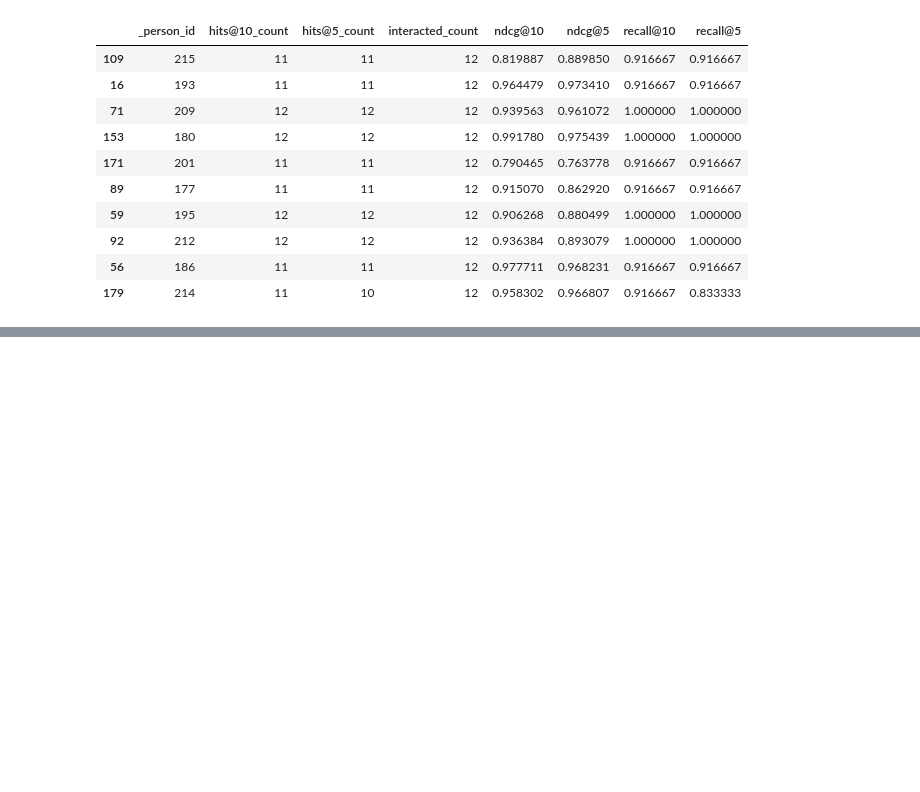
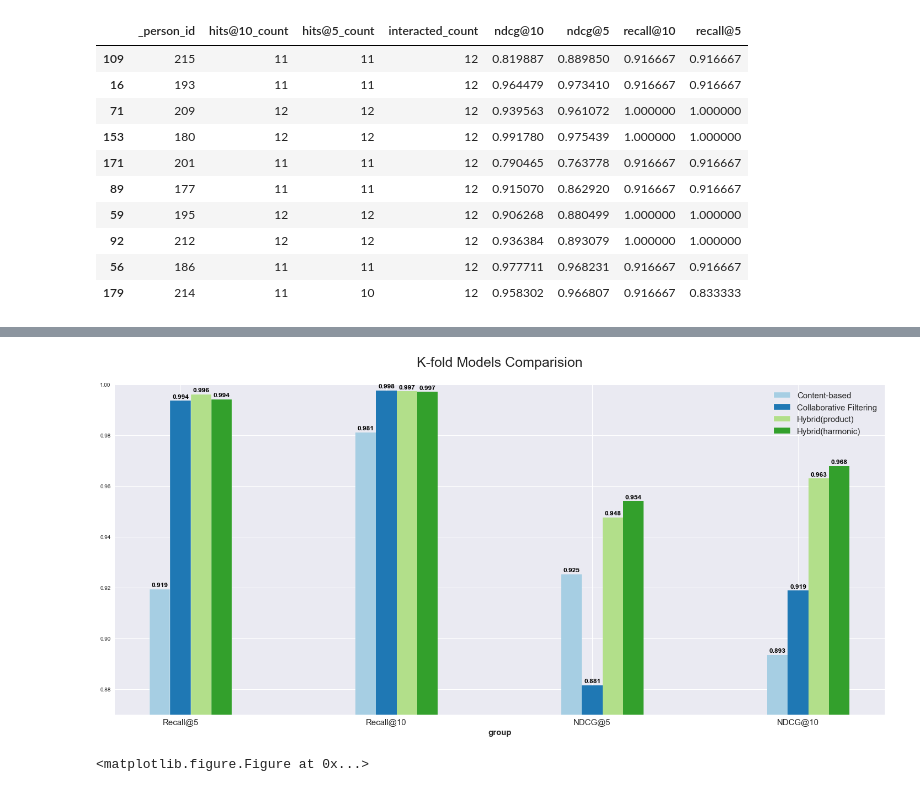
Before and after one commit to gun0317/GoEat, a Jupyter notebook: food_recommender2.ipynb, the cells around one changed output, grey strips where cells are left out. Saved outputs shown, nothing was run; the diff lists cells and outputs as text; code cells hidden in the pictures; blank space fills up the shorter version.

```diff
--- a/food_recommender2.ipynb
+++ b/food_recommender2.ipynb
@@ -294,0 +412,37 @@ plt.show()
+# %%
+import matplotlib.pyplot as plt
+import seaborn as sns
+sns.set()
+
+
+# set width of bar
+plt.figure(figsize=(25,11))
+barWidth = 0.1
+
+palettes = sns.color_palette("Paired", len(models))
+# set height of bar
+for idx ,model_name in enumerate(model_names):
+    bars = kfold_result.loc[model_name].tolist()
+    if idx == 0:
+        r = np.arange(len(bars))
+    else:
+        r = [x + barWidth for x in r_previous]
+
+    r_previous = r
+
+    plt.bar(r, bars, color=palettes[idx], width=barWidth, edgecolor='white', label=model_name)
+
+    for r_value,value in zip(r,bars):
+            plt.text(r_value-0.04, value+0.001, str(round(value,3)), color='black', fontweight='bold')
+
+plt.xlabel('group', fontweight='bold',fontsize =15)
+plt.xticks([r + barWidth for r in range(len(bars))], ['Recall@5','Recall@10','NDCG@5','NDCG@10'],fontsize= 15)
+plt.ylim(0.87,1)
+plt.title('K-fold Models Comparision\n',fontsize = 25)
+# Create legend & Show graphic
+plt.legend(loc = 'upper right',fontsize= 15)
+plt.show()
+plt.savefig('ModelsComparision.png')
+# %% [output]
+[figure, added]
+<matplotlib.figure.Figure at 0x...>
```
Also changed, not shown: parts of 36 cells of this notebook, 5 other files.
